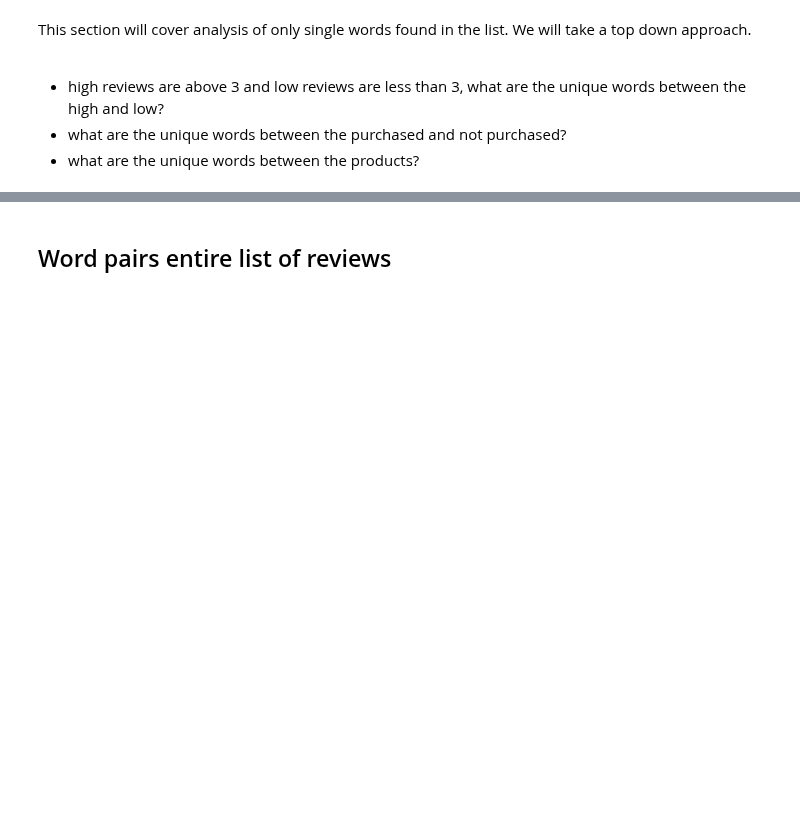
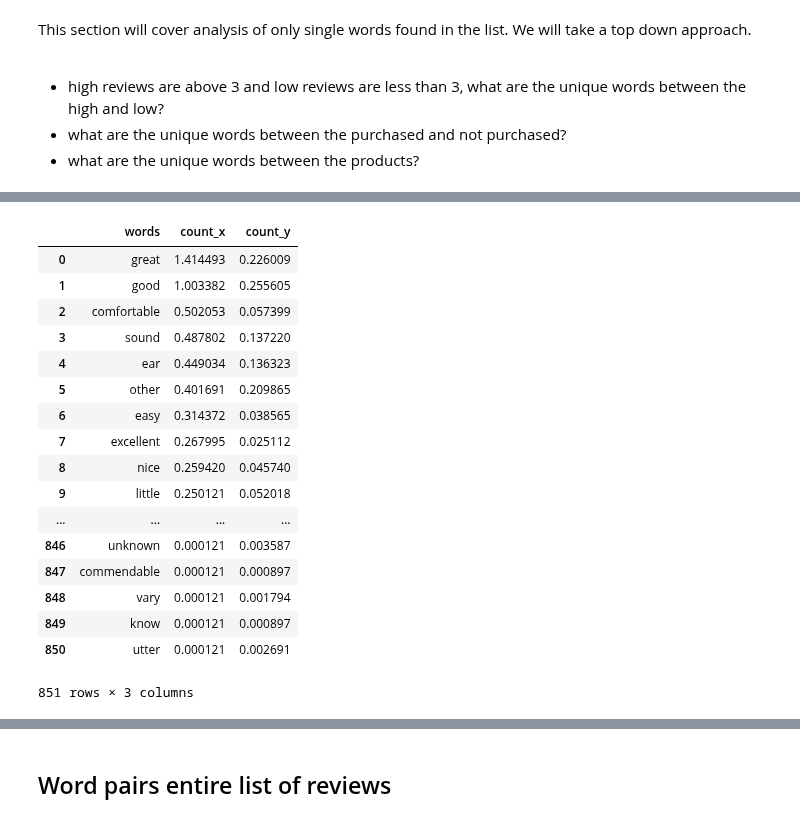
Before and after one commit to datascientistlin/AmazonReviewAnalysis, a Jupyter notebook: Amazon_review_word_exploration.ipynb, the cells around one changed output, grey strips where cells are left out. Saved outputs shown, nothing was run; the diff lists cells and outputs as text; code cells hidden in the pictures; blank space fills up the shorter version.

```diff
--- a/Amazon_review_word_exploration.ipynb
+++ b/Amazon_review_word_exploration.ipynb
@@ -424,0 +437,57 @@ amzn_df.head()
+# %%
+
+def SingleWords_df(df):
+    data = df.copy()
+    data = data[['verified_purchase','review_date', 'text_adjectives']]
+    # highAdjectivesRanking['text_adjectives'] = highAdjectivesRanking['text_adjectives'].apply(lambda x: repr(x))
+    data["tempPairs"] = data["text_adjectives"]
+    data = data['text_adjectives'].apply(lambda x: pd.Series(list(x)))\
+        .merge(data, right_index = True, left_index = True) \
+        .drop(["tempPairs"], axis = 1)\
+        .drop(["text_adjectives"], axis = 1)\
+        .melt(id_vars = ['review_date', 'verified_purchase'], value_name = "words") \
+        .drop("variable", axis = 1).dropna()
+
+
+    # count should be a ratio of the current elem/total sets. NOTE: can't really count them here...value too small.
+    totalReview= len(df['verified_purchase'])
+    data['count'] = data['verified_purchase'].apply(lambda x: 1/totalReview)
+
+    return data
+
+lowAdjectivesRanking = amzn_df.where(amzn_df['review_rating'] < 2).dropna()
+lowAdjectivesRanking = SingleWords_df(lowAdjectivesRanking)
+
+highAdjectivesRanking = amzn_df.where(amzn_df['review_rating'] > 4).dropna()
+highAdjectivesRanking = SingleWords_df(highAdjectivesRanking)
+# %%
+adjCount_temp = highAdjectivesRanking[['words','count']].groupby(['words']).sum().sort_values(by='count',ascending=False).reset_index()
+adjCount_temp2 = lowAdjectivesRanking[['words','count']].groupby(['words']).sum().sort_values(by='count',ascending=False).reset_index()
+
+intersection = adjCount_temp.merge(adjCount_temp2, left_on='words', right_on='words', how='inner')
+intersection
+# highAdjectivesRanking['words'].isin(intersection['words'].unique())
+top_adj_words_df = highAdjectivesRanking[~highAdjectivesRanking['words'].isin(intersection['words'].unique())].groupby('words').sum().sort_values(by='count',ascending=False)
+lower_adj_words_df = lowAdjectivesRanking[~lowAdjectivesRanking['words'].isin(intersection['words'].unique())].groupby('words').sum().sort_values(by='count',ascending=False)
+
+#NOTE: the intersection or ratings 2-4 don't have any good unique words to use, so by using the extremes we can find more uniqueness.
+# intersection
+# %% [output]
+|  | words | count_x | count_y |
+| 0 | great | 1.414493 | 0.226009 |
+| 1 | good | 1.003382 | 0.255605 |
+| 2 | comfortable | 0.502053 | 0.057399 |
+| 3 | sound | 0.487802 | 0.137220 |
+| 4 | ear | 0.449034 | 0.136323 |
+| 5 | other | 0.401691 | 0.209865 |
+| 6 | easy | 0.314372 | 0.038565 |
+| 7 | excellent | 0.267995 | 0.025112 |
+| 8 | nice | 0.259420 | 0.045740 |
+| 9 | little | 0.250121 | 0.052018 |
+| ... | ... | ... | ... |
+| 846 | unknown | 0.000121 | 0.003587 |
+| 847 | commendable | 0.000121 | 0.000897 |
+| 848 | vary | 0.000121 | 0.001794 |
+| 849 | know | 0.000121 | 0.000897 |
+| 850 | utter | 0.000121 | 0.002691 |
+851 rows × 3 columns
```
Also changed, not shown: parts of 5 cells of this notebook.
